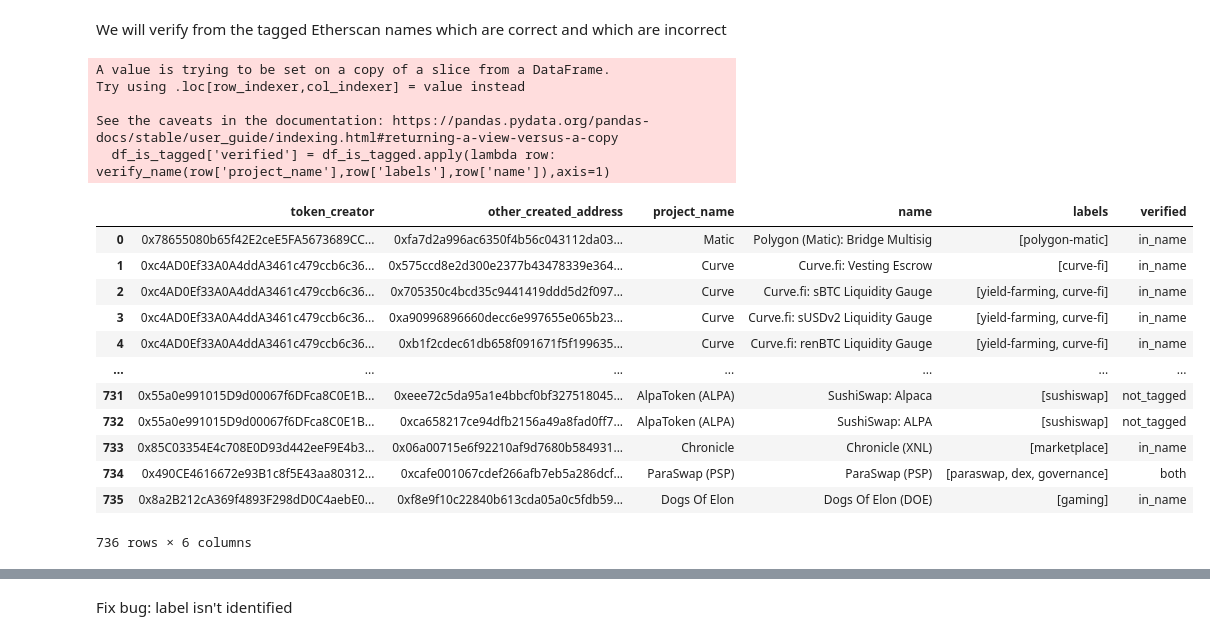
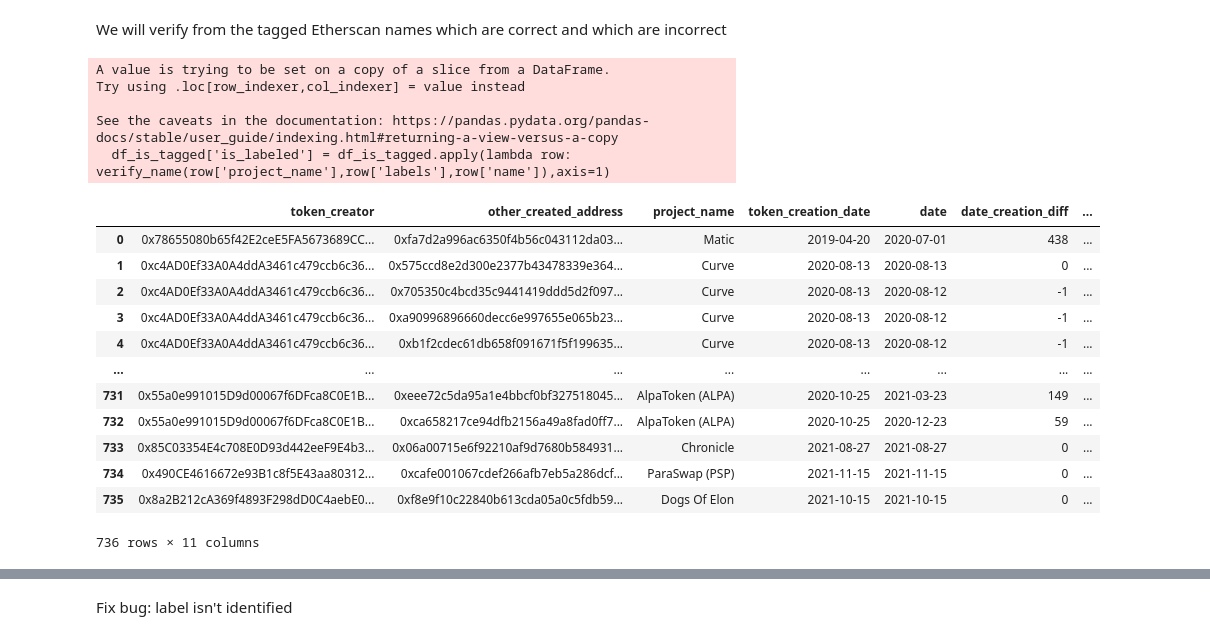
Before and after one commit to EthWiz/ariel-final-project, a Jupyter notebook: analyzing_results.ipynb, the cells around one changed output, grey strips where cells are left out. Drawn from its saved outputs; the diff is of its cells as text; code cells hidden in the pictures.

```diff
--- a/analyzing_results.ipynb
+++ b/analyzing_results.ipynb
@@ -4,5 +5,5 @@ import json
 # %%
-df_redefine = pd.read_csv('./raw_data/expanded_redefine_data.csv', index_col=0)
+df_redefine = pd.read_csv('./raw_data/expanded_redefine_data_with_date.csv', index_col=0)
 df_tagged = pd.read_json('./raw_data/new_etherscan_data.json')
 # %%
 df_redefine
@@ -147,25 +148,25 @@ def verify_name(p_name, labels,names):
     else:
         return "not_tagged"
 # %%
-df_is_tagged['verified'] = df_is_tagged.apply(lambda row: verify_name(row['project_name'],row['labels'],row['name']),axis=1)
+df_is_tagged['is_labeled'] = df_is_tagged.apply(lambda row: verify_name(row['project_name'],row['labels'],row['name']),axis=1)
 df_is_tagged
 # %% [output]
 A value is trying to be set on a copy of a slice from a DataFrame.
 Try using .loc[row_indexer,col_indexer] = value instead
 
 See the caveats in the documentation: https://pandas.pydata.org/pandas-docs/stable/user_guide/indexing.html#returning-a-view-versus-a-copy
-  df_is_tagged['verified'] = df_is_tagged.apply(lambda row: verify_name(row['project_name'],row['labels'],row['name']),axis=1)
+  df_is_tagged['is_labeled'] = df_is_tagged.apply(lambda row: verify_name(row['project_name'],row['labels'],row['name']),axis=1)
-|  | token_creator | other_created_address | project_name | name | labels | verified |
-| 0 | 0x78655080b65f42E2ceE5FA5673689CC... | 0xfa7d2a996ac6350f4b56c043112da03... | Matic | Polygon (Matic): Bridge Multisig | [polygon-matic] | in_name |
-| 1 | 0xc4AD0Ef33A0A4ddA3461c479ccb6c36... | 0x575ccd8e2d300e2377b43478339e364... | Curve | Curve.fi: Vesting Escrow | [curve-fi] | in_name |
-| 2 | 0xc4AD0Ef33A0A4ddA3461c479ccb6c36... | 0x705350c4bcd35c9441419ddd5d2f097... | Curve | Curve.fi: sBTC Liquidity Gauge | [yield-farming, curve-fi] | in_name |
-| 3 | 0xc4AD0Ef33A0A4ddA3461c479ccb6c36... | 0xa90996896660decc6e997655e065b23... | Curve | Curve.fi: sUSDv2 Liquidity Gauge | [yield-farming, curve-fi] | in_name |
-| 4 | 0xc4AD0Ef33A0A4ddA3461c479ccb6c36... | 0xb1f2cdec61db658f091671f5f199635... | Curve | Curve.fi: renBTC Liquidity Gauge | [yield-farming, curve-fi] | in_name |
-| ... | ... | ... | ... | ... | ... | ... |
-| 731 | 0x55a0e991015D9d00067f6DFca8C0E1B... | 0xeee72c5da95a1e4bbcf0bf327518045... | AlpaToken (ALPA) | SushiSwap: Alpaca | [sushiswap] | not_tagged |
-| 732 | 0x55a0e991015D9d00067f6DFca8C0E1B... | 0xca658217ce94dfb2156a49a8fad0ff7... | AlpaToken (ALPA) | SushiSwap: ALPA | [sushiswap] | not_tagged |
-| 733 | 0x85C03354E4c708E0D93d442eeF9E4b3... | 0x06a00715e6f92210af9d7680b584931... | Chronicle | Chronicle (XNL) | [marketplace] | in_name |
-| 734 | 0x490CE4616672e93B1c8f5E43aa80312... | 0xcafe001067cdef266afb7eb5a286dcf... | ParaSwap (PSP) | ParaSwap (PSP) | [paraswap, dex, governance] | both |
-| 735 | 0x8a2B212cA369f4893F298dD0C4aebE0... | 0xf8e9f10c22840b613cda05a0c5fdb59... | Dogs Of Elon | Dogs Of Elon (DOE) | [gaming] | in_name |
+|  | token_creator | other_created_address | project_name | token_creation_date | date | date_creation_diff | ... |
+| 0 | 0x78655080b65f42E2ceE5FA5673689CC... | 0xfa7d2a996ac6350f4b56c043112da03... | Matic | 2019-04-20 | 2020-07-01 | 438 | ... |
+| 1 | 0xc4AD0Ef33A0A4ddA3461c479ccb6c36... | 0x575ccd8e2d300e2377b43478339e364... | Curve | 2020-08-13 | 2020-08-13 | 0 | ... |
+| 2 | 0xc4AD0Ef33A0A4ddA3461c479ccb6c36... | 0x705350c4bcd35c9441419ddd5d2f097... | Curve | 2020-08-13 | 2020-08-12 | -1 | ... |
+| 3 | 0xc4AD0Ef33A0A4ddA3461c479ccb6c36... | 0xa90996896660decc6e997655e065b23... | Curve | 2020-08-13 | 2020-08-12 | -1 | ... |
+| 4 | 0xc4AD0Ef33A0A4ddA3461c479ccb6c36... | 0xb1f2cdec61db658f091671f5f199635... | Curve | 2020-08-13 | 2020-08-12 | -1 | ... |
+| ... | ... | ... | ... | ... | ... | ... | ... |
+| 731 | 0x55a0e991015D9d00067f6DFca8C0E1B... | 0xeee72c5da95a1e4bbcf0bf327518045... | AlpaToken (ALPA) | 2020-10-25 | 2021-03-23 | 149 | ... |
+| 732 | 0x55a0e991015D9d00067f6DFca8C0E1B... | 0xca658217ce94dfb2156a49a8fad0ff7... | AlpaToken (ALPA) | 2020-10-25 | 2020-12-23 | 59 | ... |
+| 733 | 0x85C03354E4c708E0D93d442eeF9E4b3... | 0x06a00715e6f92210af9d7680b584931... | Chronicle | 2021-08-27 | 2021-08-27 | 0 | ... |
+| 734 | 0x490CE4616672e93B1c8f5E43aa80312... | 0xcafe001067cdef266afb7eb5a286dcf... | ParaSwap (PSP) | 2021-11-15 | 2021-11-15 | 0 | ... |
+| 735 | 0x8a2B212cA369f4893F298dD0C4aebE0... | 0xf8e9f10c22840b613cda05a0c5fdb59... | Dogs Of Elon | 2021-10-15 | 2021-10-15 | 0 | ... |
-736 rows × 6 columns
+736 rows × 11 columns
 # %%
```
Also changed, not shown: parts of 11 cells of this notebook, 9 other files.
